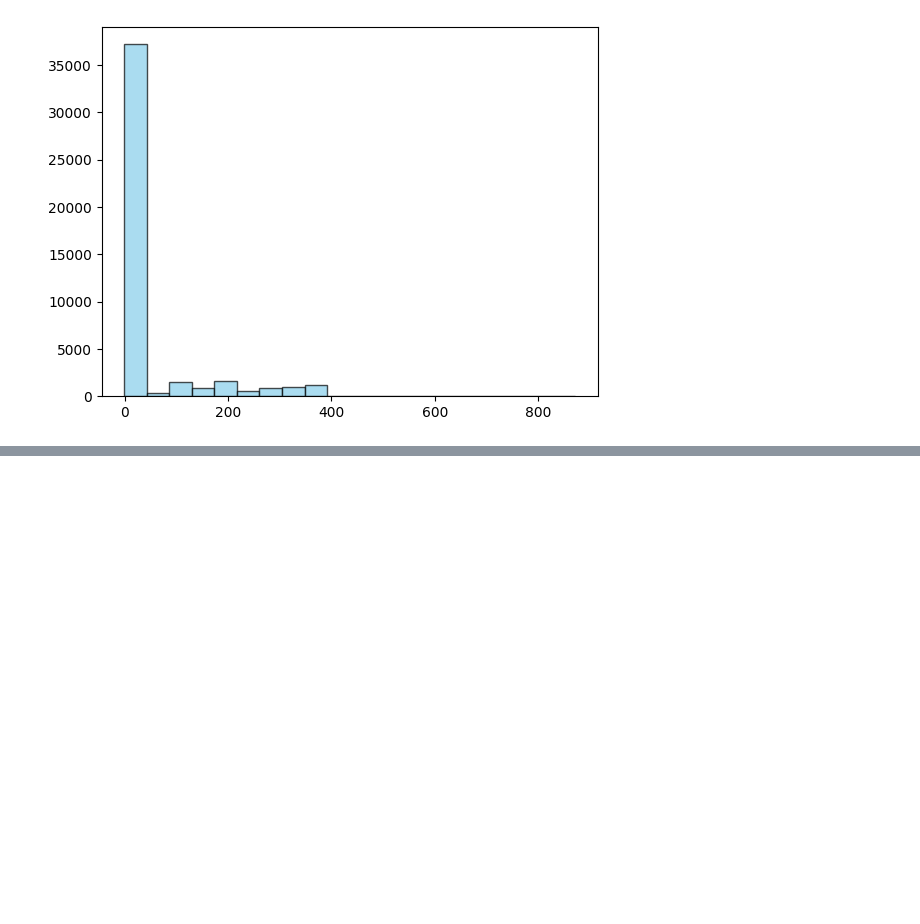
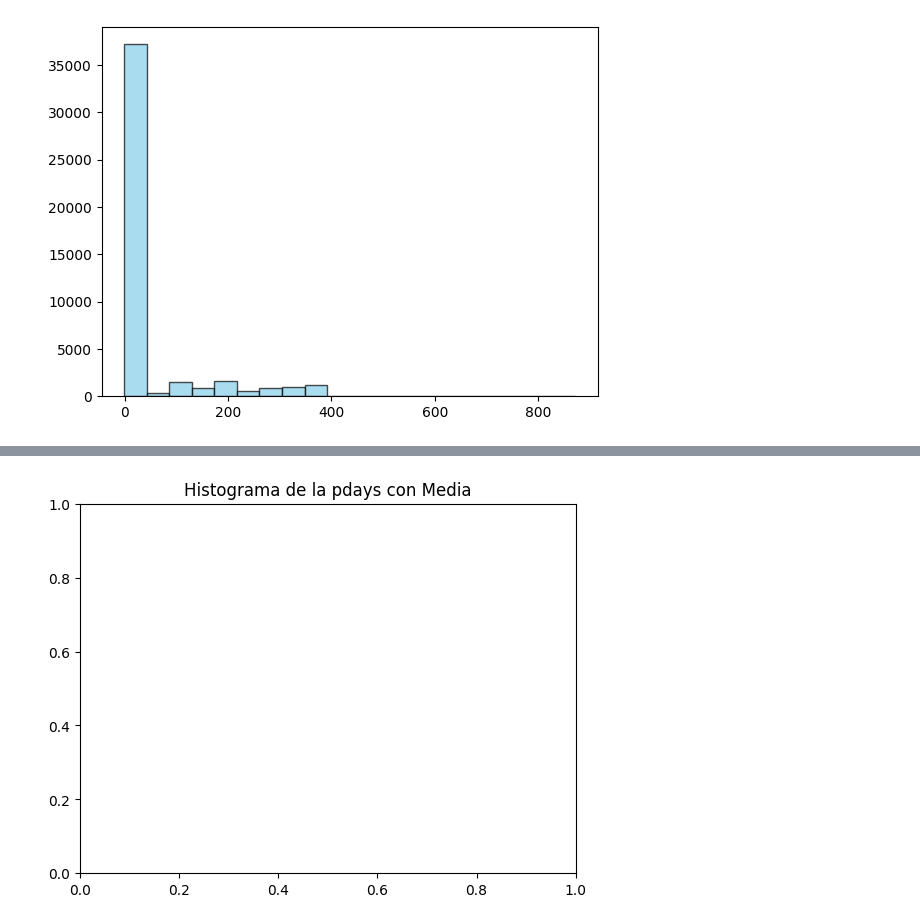
Before and after one commit to miemguri/Talentotech2024, a Jupyter notebook: 3_Practicabancos.ipynb, the cells around one changed output, grey strips where cells are left out. Cells and saved outputs as stored; diff of their text form; code cells hidden in the pictures; blank space fills up the shorter version.

```diff
--- a/3_Practicabancos.ipynb
+++ b/3_Practicabancos.ipynb
@@ -285,0 +310,6 @@ plt.hist (data['pdays'], bins= 20, color ='skyblue', edgecolor = 'black', alpha=
+# %%
+plt.title('Histograma de la pdays con Media')
+# Mostrar grafica
+plt.show()
+# %% [output]
+[figure, added]
```
Also changed, not shown: parts of 23 cells of this notebook.
